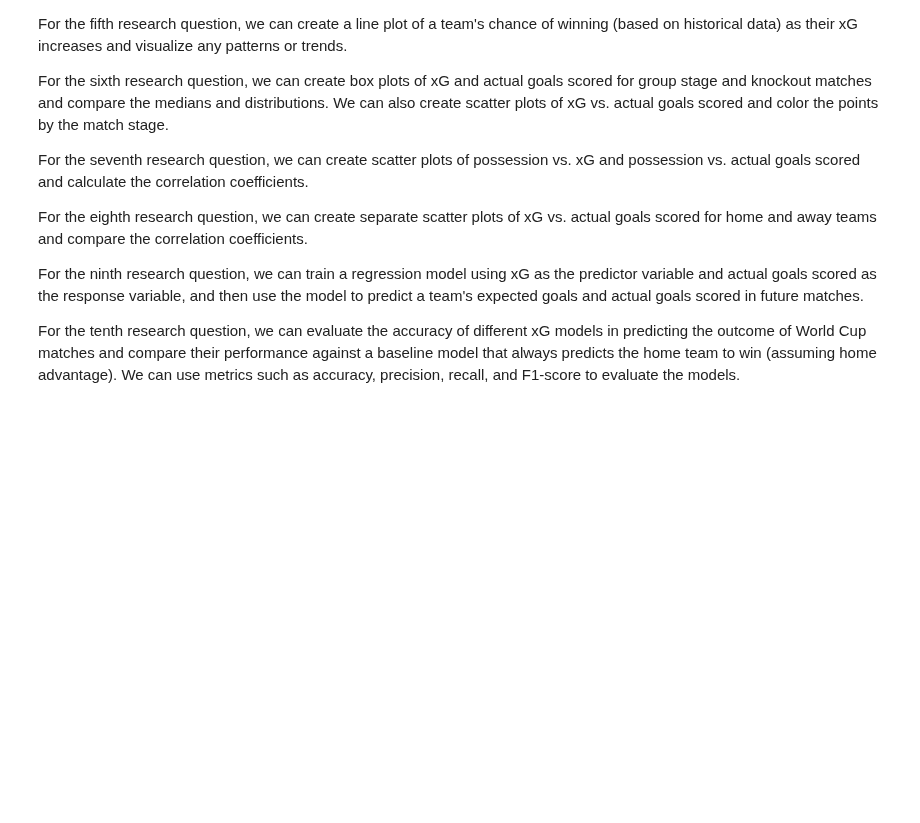
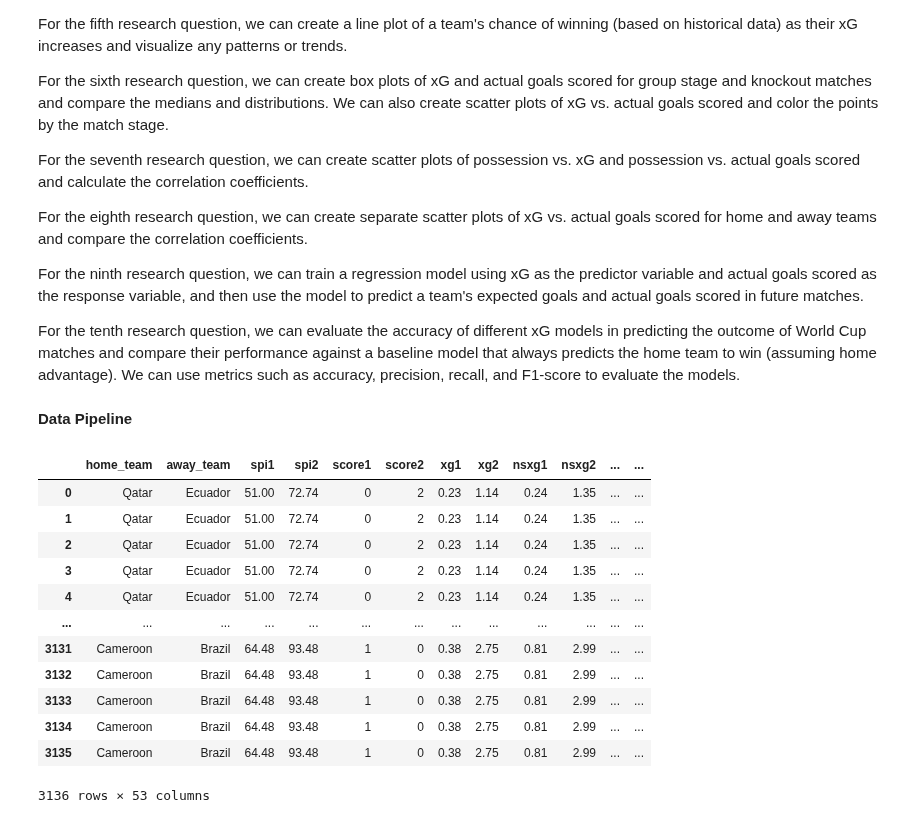
Before and after one commit to ubco-W2022T2-data301/project-group-group41, a Jupyter notebook: analysis/analysis3_Tony_Ngo.ipynb, the cells around one changed output. Drawn from its saved outputs; the diff is of its cells as text; code cells hidden in the pictures; blank space fills up the shorter version.

Commit message:
milestone 4 tasks, added tony project functions .py file.

```diff
--- a/analysis/analysis3_Tony_Ngo.ipynb
+++ b/analysis/analysis3_Tony_Ngo.ipynb
@@ -195,3 +195,58 @@ For the eighth research question, we can create separate scatter plots of xG vs.
 For the ninth research question, we can train a regression model using xG as the predictor variable and actual goals scored as the response variable, and then use the model to predict a team's expected goals and actual goals scored in future matches.
 
 For the tenth research question, we can evaluate the accuracy of different xG models in predicting the outcome of World Cup matches and compare their performance against a baseline model that always predicts the home team to win (assuming home advantage). We can use metrics such as accuracy, precision, recall, and F1-score to evaluate the models.
+# %% [markdown]
+**Data Pipeline**
+# %%
+import pandas as pd
+
+# Load the data
+matches_df = pd.read_csv("https://projects.fivethirtyeight.com/soccer-api/international/2022/wc_matches.csv")
+forecasts_df = pd.read_csv("https://projects.fivethirtyeight.com/soccer-api/international/2022/wc_forecasts.csv")
+
+# Select relevant columns
+matches_df = matches_df[['team1','team2','spi1','spi2','score1','score2','xg1','xg2','nsxg1','nsxg2','adj_score1','adj_score2']]
+forecasts_df = forecasts_df[['team','spi','global_o','global_d','sim_wins','sim_ties','sim_losses','sim_goal_diff','goals_scored','goals_against','group_1','group_2','group_3','group_4','make_round_of_16','make_quarters','make_semis','make_final','win_league']]
+
+# Clean the data
+matches_df = matches_df.dropna() # Drop any rows with missing values
+matches_df = matches_df[matches_df['score1'] != matches_df['score2']] # Drop any rows with ties
+forecasts_df = forecasts_df.dropna() # Drop any rows with missing values
+
+# Convert columns to appropriate data types
+matches_df[['spi1', 'spi2']] = matches_df[['spi1', 'spi2']].astype(float)
+matches_df[['score1', 'score2']] = matches_df[['score1', 'score2']].astype(int)
+matches_df[['xg1', 'xg2', 'nsxg1', 'nsxg2', 'adj_score1', 'adj_score2']] = matches_df[['xg1', 'xg2', 'nsxg1', 'nsxg2', 'adj_score1', 'adj_score2']].astype(float)
+
+forecasts_df[['spi', 'global_o', 'global_d', 'sim_wins', 'sim_ties', 'sim_losses', 'sim_goal_diff', 'goals_scored', 'goals_against']] = forecasts_df[['spi', 'global_o', 'global_d', 'sim_wins', 'sim_ties', 'sim_losses', 'sim_goal_diff', 'goals_scored', 'goals_against']].astype(float)
+forecasts_df[['make_round_of_16', 'make_quarters', 'make_semis', 'make_final', 'win_league']] = forecasts_df[['make_round_of_16', 'make_quarters', 'make_semis', 'make_final', 'win_league']].astype(float)
+
+# Rename columns
+matches_df = matches_df.rename(columns={'team1': 'home_team', 'team2': 'away_team'})
+forecasts_df = forecasts_df.rename(columns={'team': 'team_name'})
+
+# Merge the data
+merged_df = pd.merge(matches_df, forecasts_df, left_on='home_team', right_on='team_name')
+merged_df = pd.merge(merged_df, forecasts_df, left_on='away_team', right_on='team_name', suffixes=('_home', '_away'))
+
+# Compute additional features
+merged_df['spi_diff'] = merged_df['spi1'] - merged_df['spi2']
+merged_df['score_diff'] = merged_df['score1'] - merged_df['score2']
+merged_df['goal_diff'] = merged_df['goals_scored_home'] - merged_df['goals_scored_away']
+
+# Select final columns
+final_df
+# %% [output]
+|  | home_team | away_team | spi1 | spi2 | score1 | score2 | xg1 | xg2 | nsxg1 | nsxg2 | ... | ... |
+| 0 | Qatar | Ecuador | 51.00 | 72.74 | 0 | 2 | 0.23 | 1.14 | 0.24 | 1.35 | ... | ... |
+| 1 | Qatar | Ecuador | 51.00 | 72.74 | 0 | 2 | 0.23 | 1.14 | 0.24 | 1.35 | ... | ... |
+| 2 | Qatar | Ecuador | 51.00 | 72.74 | 0 | 2 | 0.23 | 1.14 | 0.24 | 1.35 | ... | ... |
+| 3 | Qatar | Ecuador | 51.00 | 72.74 | 0 | 2 | 0.23 | 1.14 | 0.24 | 1.35 | ... | ... |
+| 4 | Qatar | Ecuador | 51.00 | 72.74 | 0 | 2 | 0.23 | 1.14 | 0.24 | 1.35 | ... | ... |
+| ... | ... | ... | ... | ... | ... | ... | ... | ... | ... | ... | ... | ... |
+| 3131 | Cameroon | Brazil | 64.48 | 93.48 | 1 | 0 | 0.38 | 2.75 | 0.81 | 2.99 | ... | ... |
+| 3132 | Cameroon | Brazil | 64.48 | 93.48 | 1 | 0 | 0.38 | 2.75 | 0.81 | 2.99 | ... | ... |
+| 3133 | Cameroon | Brazil | 64.48 | 93.48 | 1 | 0 | 0.38 | 2.75 | 0.81 | 2.99 | ... | ... |
+| 3134 | Cameroon | Brazil | 64.48 | 93.48 | 1 | 0 | 0.38 | 2.75 | 0.81 | 2.99 | ... | ... |
+| 3135 | Cameroon | Brazil | 64.48 | 93.48 | 1 | 0 | 0.38 | 2.75 | 0.81 | 2.99 | ... | ... |
+3136 rows × 53 columns
```
Also changed, not shown: parts of 6 cells of this notebook, 1 other file.
